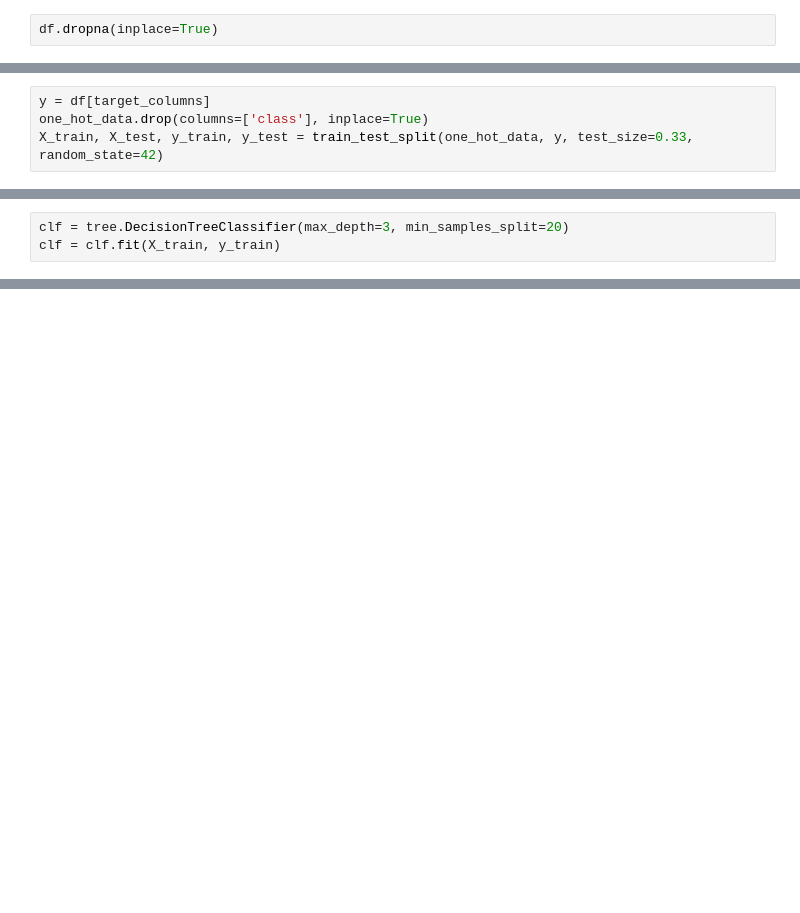
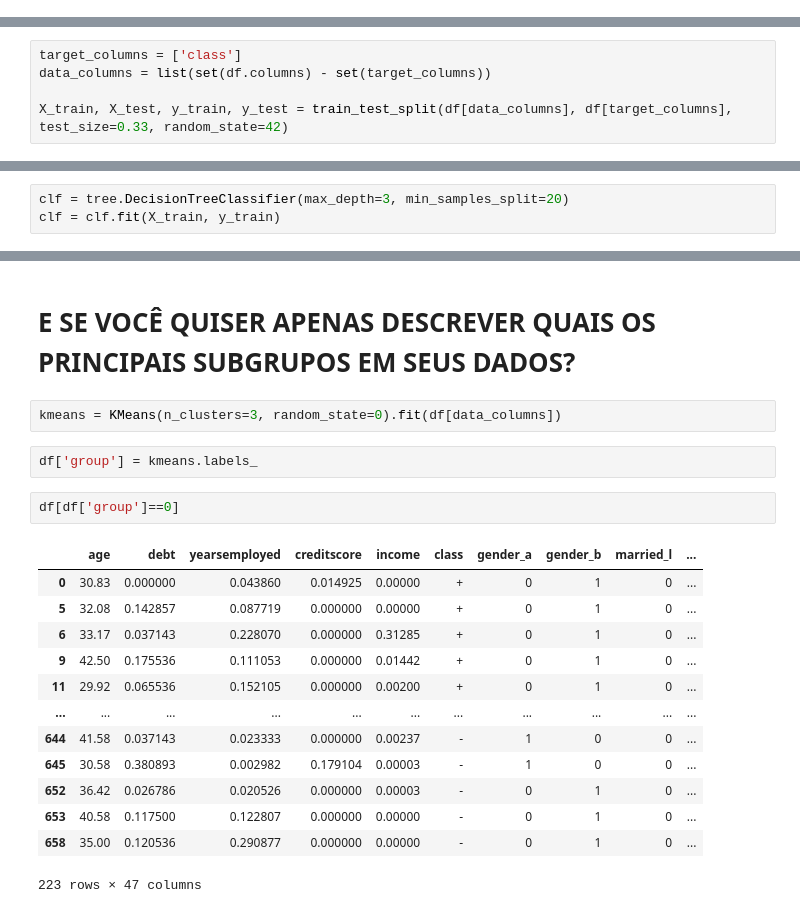
Before and after one commit to pierrepita/handson-ml, a Jupyter notebook: credit_approval_datascience_digitalbusiness_clash_of_methods.ipynb, the cells around one changed output, grey strips where cells are left out. Cells and saved outputs as stored; diff of their text form; blank space fills up the shorter version.

```diff
--- a/credit_approval_datascience_digitalbusiness_clash_of_methods.ipynb
+++ b/credit_approval_datascience_digitalbusiness_clash_of_methods.ipynb
@@ -42,2 +42,0 @@ df.replace('?',np.NaN, inplace=True)
-# %%
-df.dropna(inplace=True)
@@ -53,4 +45,5 @@ one_hot_data.drop(columns=['zipcode'], inplace=True)
 # %%
-y = df[target_columns]
-one_hot_data.drop(columns=['class'], inplace=True)
-X_train, X_test, y_train, y_test = train_test_split(one_hot_data, y, test_size=0.33, random_state=42)
+target_columns = ['class']
+data_columns = list(set(df.columns) - set(target_columns))
+
+X_train, X_test, y_train, y_test = train_test_split(df[data_columns], df[target_columns], test_size=0.33, random_state=42)
@@ -81,0 +242,22 @@ accuracy_score(y_true, y_predicted)
+# %% [markdown]
+# **E SE VOCÊ QUISER APENAS DESCREVER QUAIS OS PRINCIPAIS SUBGRUPOS EM SEUS DADOS?**
+# %%
+kmeans = KMeans(n_clusters=3, random_state=0).fit(df[data_columns])
+# %%
+df['group'] = kmeans.labels_
+# %%
+df[df['group']==0]
+# %% [output]
+|  | age | debt | yearsemployed | creditscore | income | class | gender_a | gender_b | married_l | ... |
+| 0 | 30.83 | 0.000000 | 0.043860 | 0.014925 | 0.00000 | + | 0 | 1 | 0 | ... |
+| 5 | 32.08 | 0.142857 | 0.087719 | 0.000000 | 0.00000 | + | 0 | 1 | 0 | ... |
+| 6 | 33.17 | 0.037143 | 0.228070 | 0.000000 | 0.31285 | + | 0 | 1 | 0 | ... |
+| 9 | 42.50 | 0.175536 | 0.111053 | 0.000000 | 0.01442 | + | 0 | 1 | 0 | ... |
+| 11 | 29.92 | 0.065536 | 0.152105 | 0.000000 | 0.00200 | + | 0 | 1 | 0 | ... |
+| ... | ... | ... | ... | ... | ... | ... | ... | ... | ... | ... |
+| 644 | 41.58 | 0.037143 | 0.023333 | 0.000000 | 0.00237 | - | 1 | 0 | 0 | ... |
+| 645 | 30.58 | 0.380893 | 0.002982 | 0.179104 | 0.00003 | - | 1 | 0 | 0 | ... |
+| 652 | 36.42 | 0.026786 | 0.020526 | 0.000000 | 0.00003 | - | 0 | 1 | 0 | ... |
+| 653 | 40.58 | 0.117500 | 0.122807 | 0.000000 | 0.00000 | - | 0 | 1 | 0 | ... |
+| 658 | 35.00 | 0.120536 | 0.290877 | 0.000000 | 0.00000 | - | 0 | 1 | 0 | ... |
+223 rows × 47 columns
```
Also changed, not shown: parts of 40 cells of this notebook.
